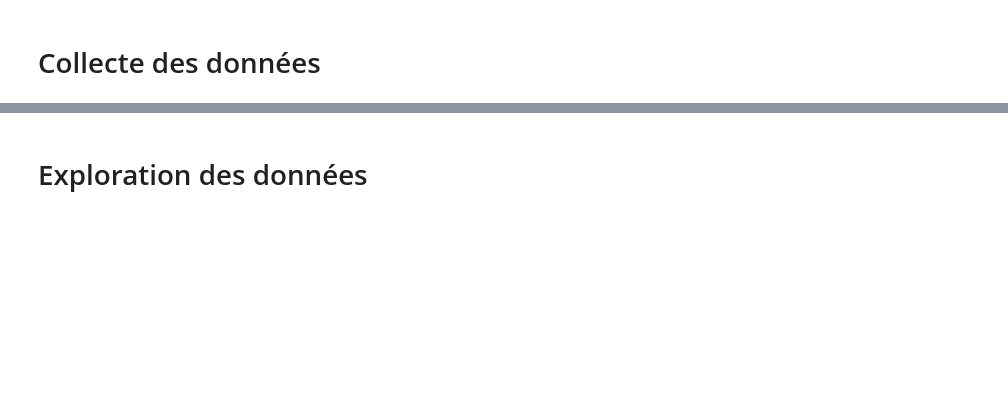
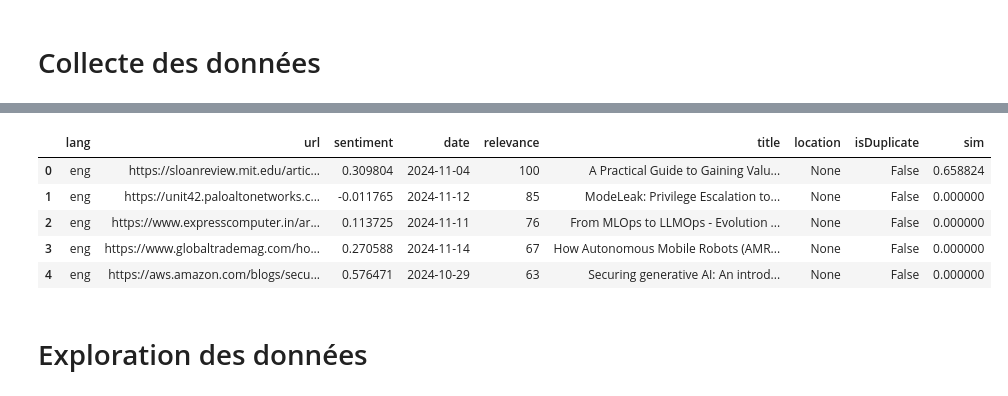
Before and after one commit to Axel667/Streamlit_Projet, a Jupyter notebook: Notebooks/actu.ipynb, the cells around one changed output, grey strips where cells are left out. Saved outputs shown, nothing was run; the diff lists cells and outputs as text; code cells hidden in the pictures; blank space fills up the shorter version.

```diff
--- a/Notebooks/actu.ipynb
+++ b/Notebooks/actu.ipynb
@@ -14,7 +14,6 @@ import matplotlib.dates as mdates
 # Configuration de l'API Key
 api_key = "6d15fe13-b16a-4080-bbff-dc81f97f3d0d"
 
-@st.cache_data
 def get_articles():
     er = EventRegistry(apiKey=api_key)
 
@@ -42,4 +41,5 @@ def get_articles():
 
 # Charger les articles dans un DataFrame
 df_articles = get_articles()
+df_articles.head()
 # %% [output]
@@ -60,2 +46,8 @@ df_articles = get_articles()
+|  | lang | url | sentiment | date | relevance | title | location | isDuplicate | sim |
+| 0 | eng | https://sloanreview.mit.edu/artic... | 0.309804 | 2024-11-04 | 100 | A Practical Guide to Gaining Valu... | None | False | 0.658824 |
+| 1 | eng | https://unit42.paloaltonetworks.c... | -0.011765 | 2024-11-12 | 85 | ModeLeak: Privilege Escalation to... | None | False | 0.000000 |
+| 2 | eng | https://www.expresscomputer.in/ar... | 0.113725 | 2024-11-11 | 76 | From MLOps to LLMOps - Evolution ... | None | False | 0.000000 |
+| 3 | eng | https://www.globaltrademag.com/ho... | 0.270588 | 2024-11-14 | 67 | How Autonomous Mobile Robots (AMR... | None | False | 0.000000 |
+| 4 | eng | https://aws.amazon.com/blogs/secu... | 0.576471 | 2024-10-29 | 63 | Securing generative AI: An introd... | None | False | 0.000000 |
 # %% [markdown]
 # Exploration des données
```
Also changed, not shown: parts of 6 cells of this notebook, 6 other files.
